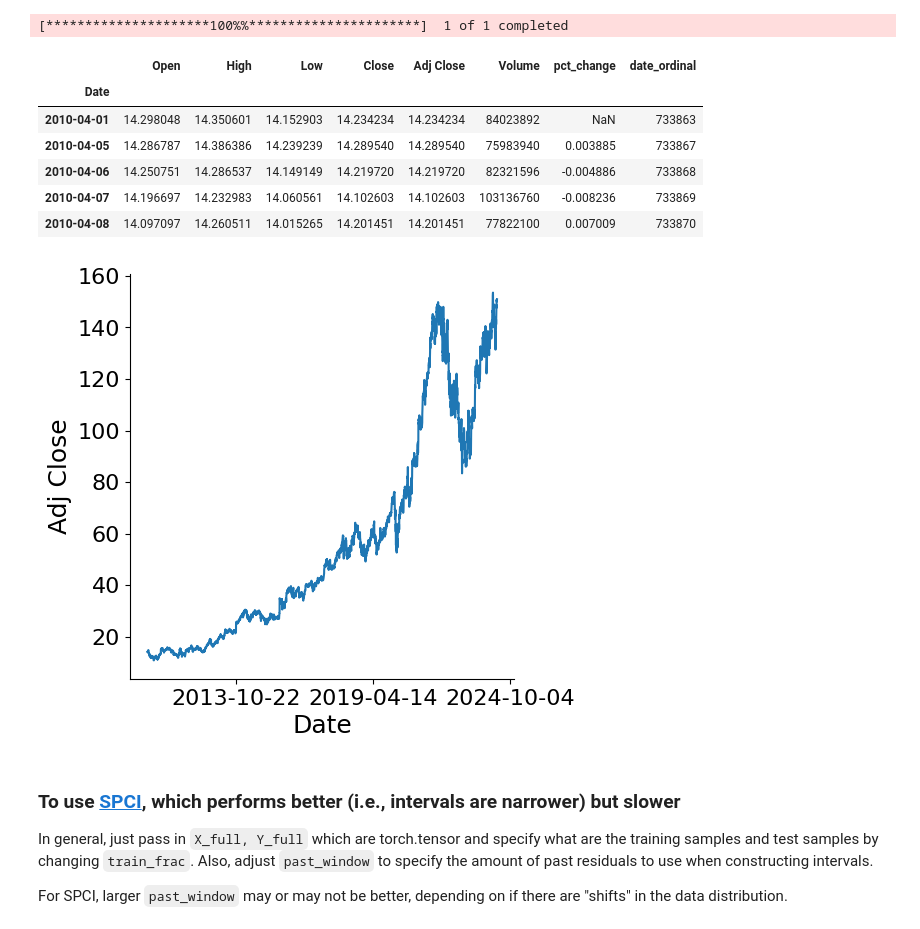
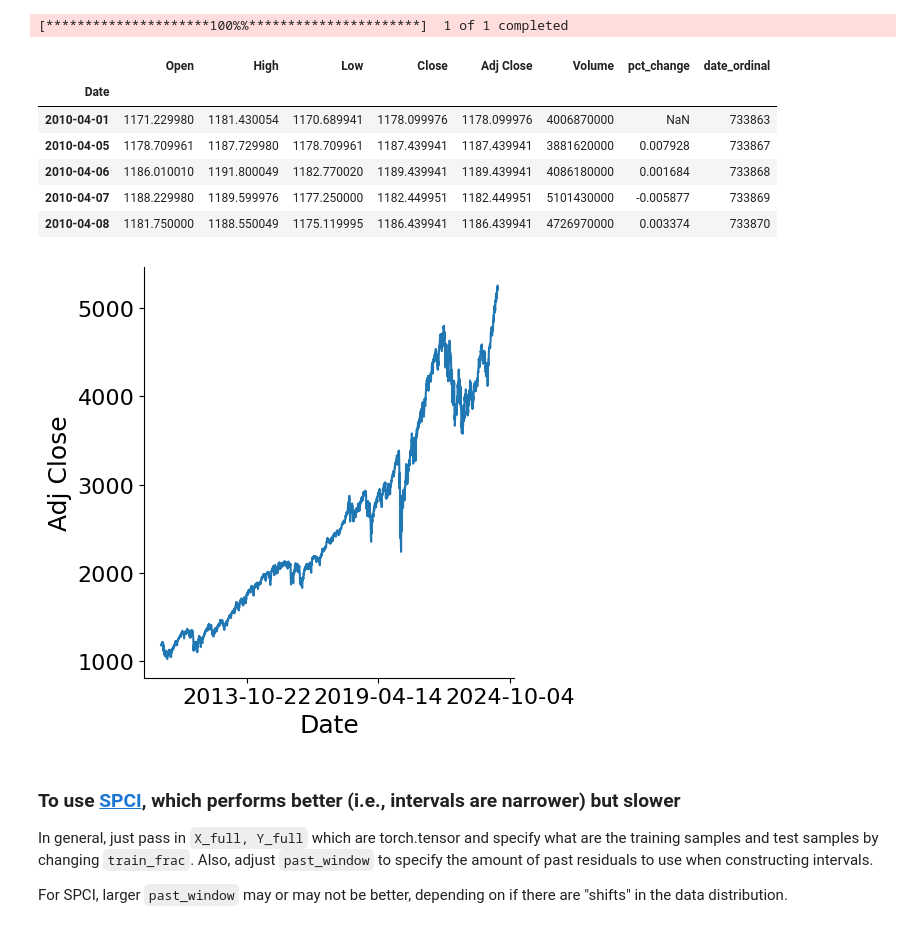
Before and after one commit to Rohit-Vernekar/Conformal-Prediction-on-Time-Series, a Jupyter notebook: CP.ipynb, the cells around one changed output. Cells and saved outputs as stored; diff of their text form; code cells hidden in the pictures.

```diff
--- a/CP.ipynb
+++ b/CP.ipynb
@@ -10,24 +10,24 @@ import SPCI_class as SPCI
 from sklearn.model_selection import train_test_split
 # %%
 
-market_data = yf.download (tickers = "GOOGL", start = "2010-04-01", end = "2024-03-31", interval = "1d") # start="1927-12-30"
+market_data = yf.download (tickers = "^GSPC", start = "2010-04-01", end = "2024-03-31", interval = "1d") # start="1927-12-30"
 market_data["pct_change"] = market_data["Close"].pct_change()
 market_data['date_ordinal'] = pd.to_datetime(market_data.index.to_series()).apply(lambda date: date.toordinal())
 market_data.head()
 # %% [output]
 [*********************100%%**********************]  1 of 1 completed
 |  | Open | High | Low | Close | Adj Close | Volume | pct_change | date_ordinal |
 | Date |  |  |  |  |  |  |  |  |
-| 2010-04-01 | 14.298048 | 14.350601 | 14.152903 | 14.234234 | 14.234234 | 84023892 | NaN | 733863 |
-| 2010-04-05 | 14.286787 | 14.386386 | 14.239239 | 14.289540 | 14.289540 | 75983940 | 0.003885 | 733867 |
-| 2010-04-06 | 14.250751 | 14.286537 | 14.149149 | 14.219720 | 14.219720 | 82321596 | -0.004886 | 733868 |
-| 2010-04-07 | 14.196697 | 14.232983 | 14.060561 | 14.102603 | 14.102603 | 103136760 | -0.008236 | 733869 |
-| 2010-04-08 | 14.097097 | 14.260511 | 14.015265 | 14.201451 | 14.201451 | 77822100 | 0.007009 | 733870 |
+| 2010-04-01 | 1171.229980 | 1181.430054 | 1170.689941 | 1178.099976 | 1178.099976 | 4006870000 | NaN | 733863 |
+| 2010-04-05 | 1178.709961 | 1187.729980 | 1178.709961 | 1187.439941 | 1187.439941 | 3881620000 | 0.007928 | 733867 |
+| 2010-04-06 | 1186.010010 | 1191.800049 | 1182.770020 | 1189.439941 | 1189.439941 | 4086180000 | 0.001684 | 733868 |
+| 2010-04-07 | 1188.229980 | 1189.599976 | 1177.250000 | 1182.449951 | 1182.449951 | 5101430000 | -0.005877 | 733869 |
+| 2010-04-08 | 1181.750000 | 1188.550049 | 1175.119995 | 1186.439941 | 1186.439941 | 4726970000 | 0.003374 | 733870 |
 # %%
 sns.relplot(market_data, x="Date", y="Adj Close", kind="line")
 plt.gca().xaxis.set_major_locator(plt.MaxNLocator(3))
 # %% [output]
-[figure, old version]
+[figure, new version]
 # %% [markdown]
 ### To use [SPCI](https://arxiv.org/abs/2212.03463), which performs better (i.e., intervals are narrower) but slower
 
```
Also changed, not shown: parts of 14 cells of this notebook, 2 other files.
